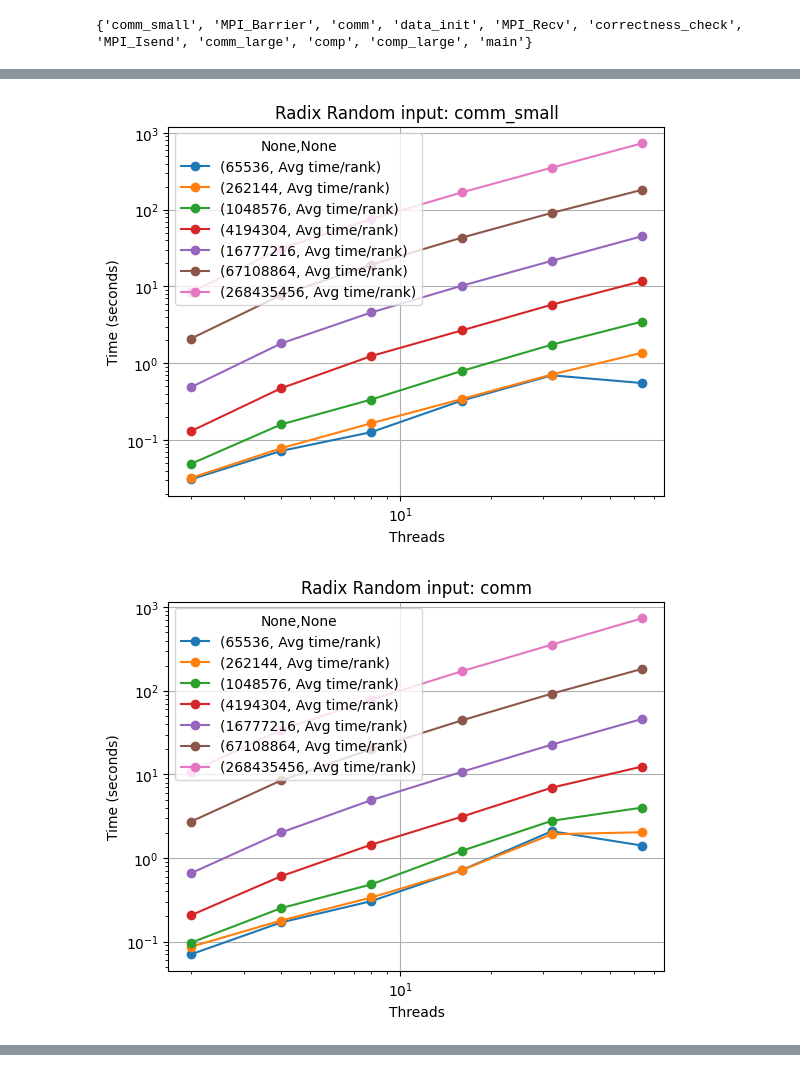
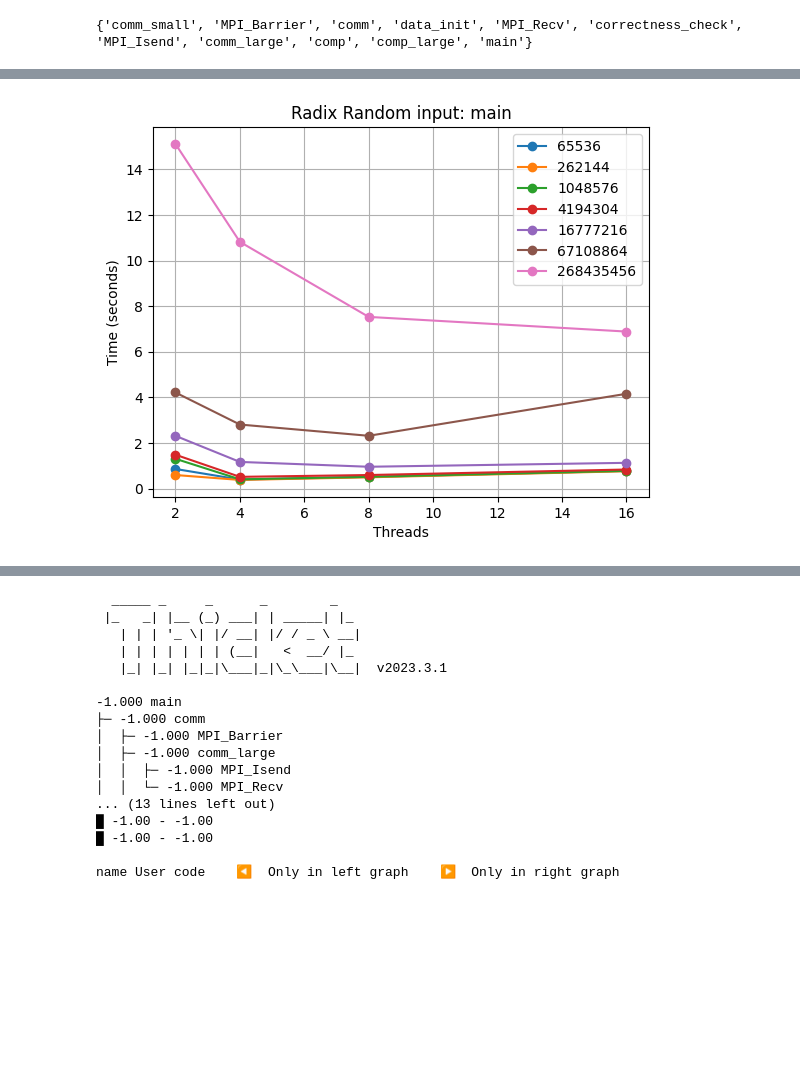
Before and after one commit to Sofia-Ortega/ParallelComputingProject, a Jupyter notebook: PerformanceEval/weak_scaling.ipynb, the cells around one changed output, grey strips where cells are left out. Drawn from its saved outputs; the diff is of its cells as text; code cells hidden in the pictures; blank space fills up the shorter version.

Commit message:
added radix mpi files + updated weak scaling thicket plot

```diff
--- a/PerformanceEval/weak_scaling.ipynb
+++ b/PerformanceEval/weak_scaling.ipynb
@@ -10,6 +10,6 @@ import thicket as th
 pd.set_option("display.max_rows", None)
 pd.set_option("display.max_columns", None)
 # %%
-file_path = "./dataFiles/MPI/Radix/random_old/*.cali"
+file_path = "./dataFiles/MPI/Radix/random/*.cali"
 algorithm = "Radix"
 input_type = "Random"
@@ -22,0 +16,20 @@ tk = th.Thicket.from_caliperreader(files)
+# %%
+all_files = glob(file_path)
+print("Length:", len(all_files))
+
+# problem_files = [1, 2, 6]
+problem_files = []
+files = []
+
+for i in range(len(all_files)):
+  if i not in problem_files:
+    files.append(all_files[i])
+
+print(files)
+
+print("Problem Files:")
+for p in problem_files:
+  print(all_files[p])
+
+
+tk = th.Thicket.from_caliperreader(files)
@@ -121,7 +138,7 @@ print(function_names)
 # %% [output]
 {'comm_small', 'MPI_Barrier', 'comm', 'data_init', 'MPI_Recv', 'correctness_check', 'MPI_Isend', 'comm_large', 'comp', 'comp_large', 'main'}
 # %%
-def plot_pandas(df, title, xlabel, ylabel, loglog):
+def plot_pandas(df, title, xlabel, ylabel, loglog, legend):
     plot = df.plot(kind="line",
                   marker='o',
                   title=title,
@@ -130,6 +147,7 @@ def plot_pandas(df, title, xlabel, ylabel, loglog):
                   grid=True,
                   loglog=loglog
                 )
+    plot.legend(legend)
     return plot
 # %%
 ctk.dataframe.loc['main']
@@ -146,14 +162,17 @@ ctk.dataframe.loc['main']
 # %%
-function_names = {'comm_small', 'comm', 'data_init', 'MPI_Recv', 'correctness_check', 'MPI_Isend', 'comp',  'main'}
+function_names = {'comm', 'data_init', 'comp',  'main'}
+function_names = {'main'}
+
+legend = [65536,262144,	1048576,	4194304,	16777216,	67108864,	268435456]
 
 for name in function_names:
   plot_pandas(
       df=ctk.dataframe.loc[name],
       title=f"{algorithm} {input_type} input: {name}",
       xlabel="Threads",
       ylabel="Time (seconds)",
-      loglog=True
+      loglog=False,
+      legend=legend
   )
 # %% [output]
-[figure, old version]
+[figure, new version]
-[figure, removed]
@@ -165,0 +179,21 @@ for name in function_names:
+# %%
+tk.statsframe.dataframe["test"] = -1
+print(tk.tree(metric_column="test"))
+# %% [output]
+  _____ _     _      _        _
+ |_   _| |__ (_) ___| | _____| |_
+   | | | '_ \| |/ __| |/ / _ \ __|
+   | | | | | | | (__|   <  __/ |_
+   |_| |_| |_|_|\___|_|\_\___|\__|  v2023.3.1
+
+-1.000 main
+├─ -1.000 comm
+│  ├─ -1.000 MPI_Barrier
+│  ├─ -1.000 comm_large
+│  │  ├─ -1.000 MPI_Isend
+│  │  └─ -1.000 MPI_Recv
+... (13 lines left out)
+█ -1.00 - -1.00
+█ -1.00 - -1.00
+
+name User code    ◀  Only in left graph    ▶  Only in right graph
```
Also changed, not shown: parts of 7 cells of this notebook, 29 other files.
